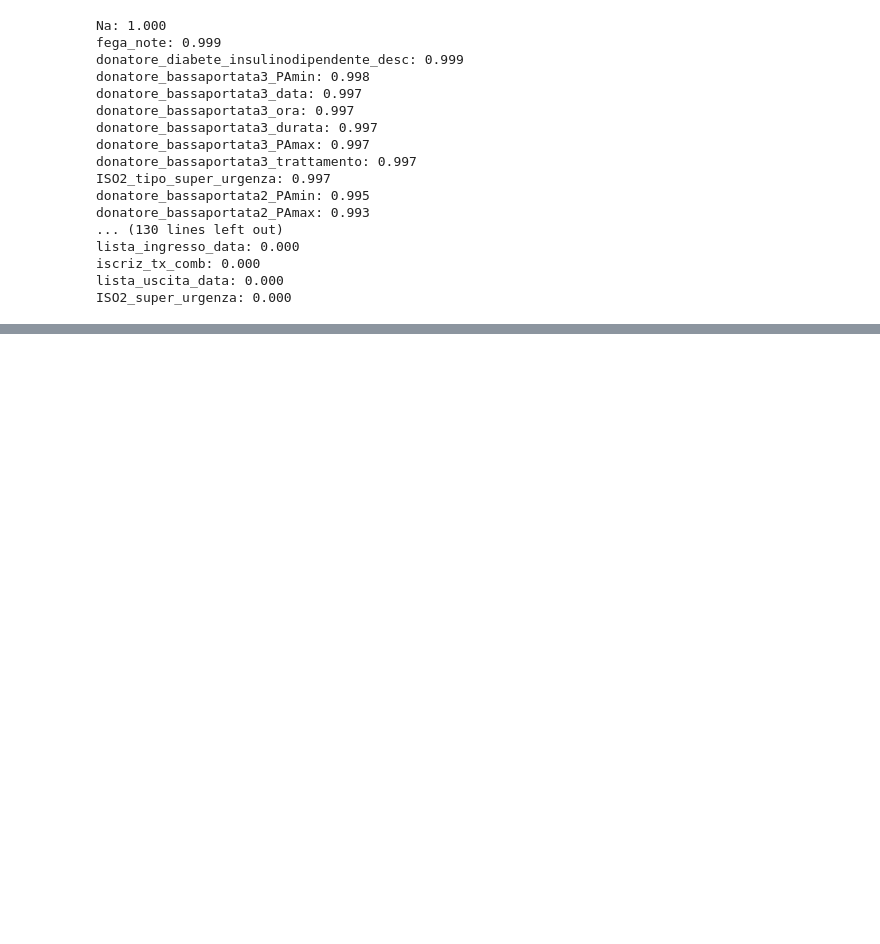
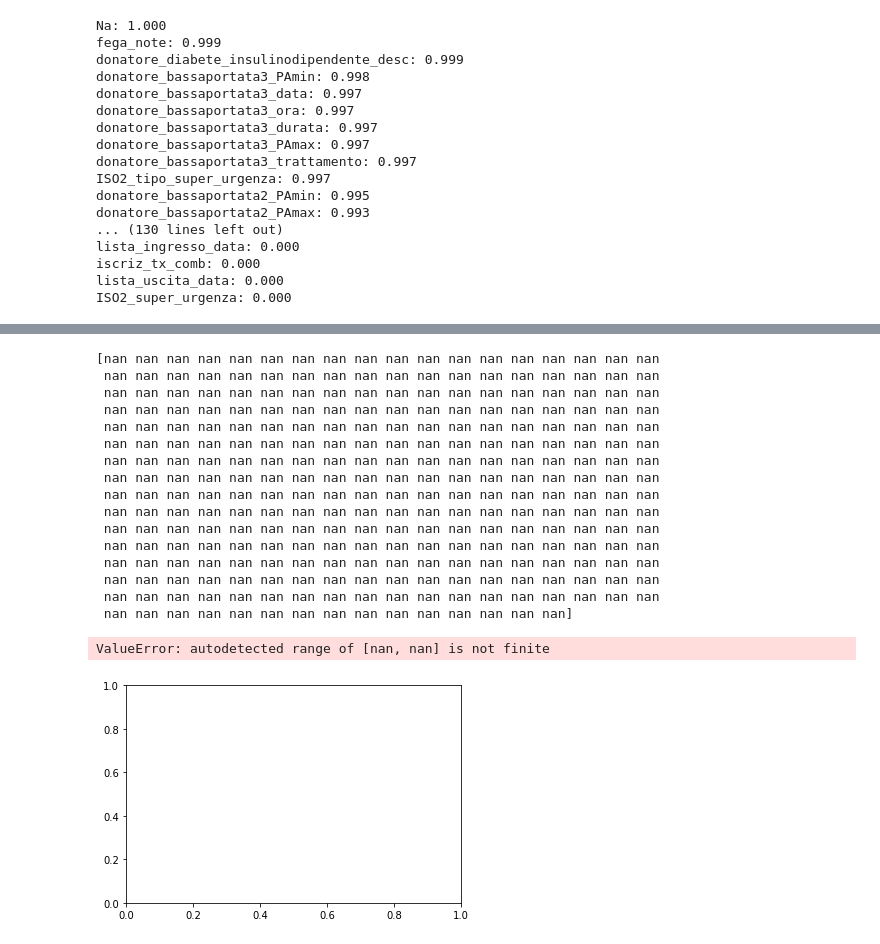
Before and after one commit to LIA-UniBo/Liver_transplant, a Jupyter notebook: end_to_end_nb_model.ipynb, the cells around one changed output, grey strips where cells are left out. Saved outputs shown, nothing was run; the diff lists cells and outputs as text; code cells hidden in the pictures; blank space fills up the shorter version.

```diff
--- a/end_to_end_nb_model.ipynb
+++ b/end_to_end_nb_model.ipynb
@@ -137,0 +210,32 @@ df.head(50)
+# %%
+from scipy.special import expit
+from scipy.stats import nbinom
+
+logits = model.predict(X_test).ravel()
+p = expit(logits)
+print(1 - p)
+dist = nbinom(1, 1-p)
+plt.hist(dist.mean(), bins=200)
+#plt.xlim(right=200)
+plt.xlim(left=0)
+plt.xlabel('days')
+plt.ylabel('count patients')
+# %% [output]
+[nan nan nan nan nan nan nan nan nan nan nan nan nan nan nan nan nan nan
+ nan nan nan nan nan nan nan nan nan nan nan nan nan nan nan nan nan nan
+ nan nan nan nan nan nan nan nan nan nan nan nan nan nan nan nan nan nan
+ nan nan nan nan nan nan nan nan nan nan nan nan nan nan nan nan nan nan
+ nan nan nan nan nan nan nan nan nan nan nan nan nan nan nan nan nan nan
+ nan nan nan nan nan nan nan nan nan nan nan nan nan nan nan nan nan nan
+ nan nan nan nan nan nan nan nan nan nan nan nan nan nan nan nan nan nan
+ nan nan nan nan nan nan nan nan nan nan nan nan nan nan nan nan nan nan
+ nan nan nan nan nan nan nan nan nan nan nan nan nan nan nan nan nan nan
+ nan nan nan nan nan nan nan nan nan nan nan nan nan nan nan nan nan nan
+ nan nan nan nan nan nan nan nan nan nan nan nan nan nan nan nan nan nan
+ nan nan nan nan nan nan nan nan nan nan nan nan nan nan nan nan nan nan
+ nan nan nan nan nan nan nan nan nan nan nan nan nan nan nan nan nan nan
+ nan nan nan nan nan nan nan nan nan nan nan nan nan nan nan nan nan nan
+ nan nan nan nan nan nan nan nan nan nan nan nan nan nan nan nan nan nan
+ nan nan nan nan nan nan nan nan nan nan nan nan nan nan nan]
+ValueError: autodetected range of [nan, nan] is not finite
+[figure, added]
```
Also changed, not shown: parts of 18 cells of this notebook, 2 other files.
